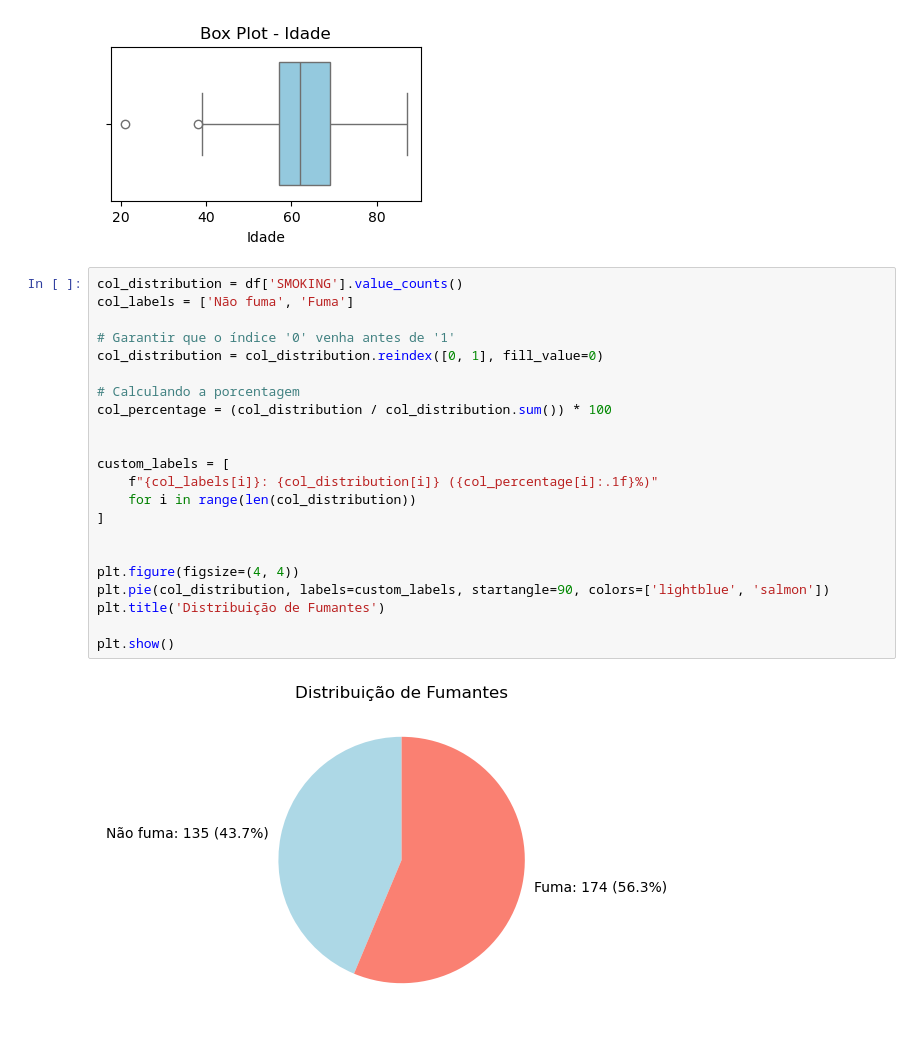
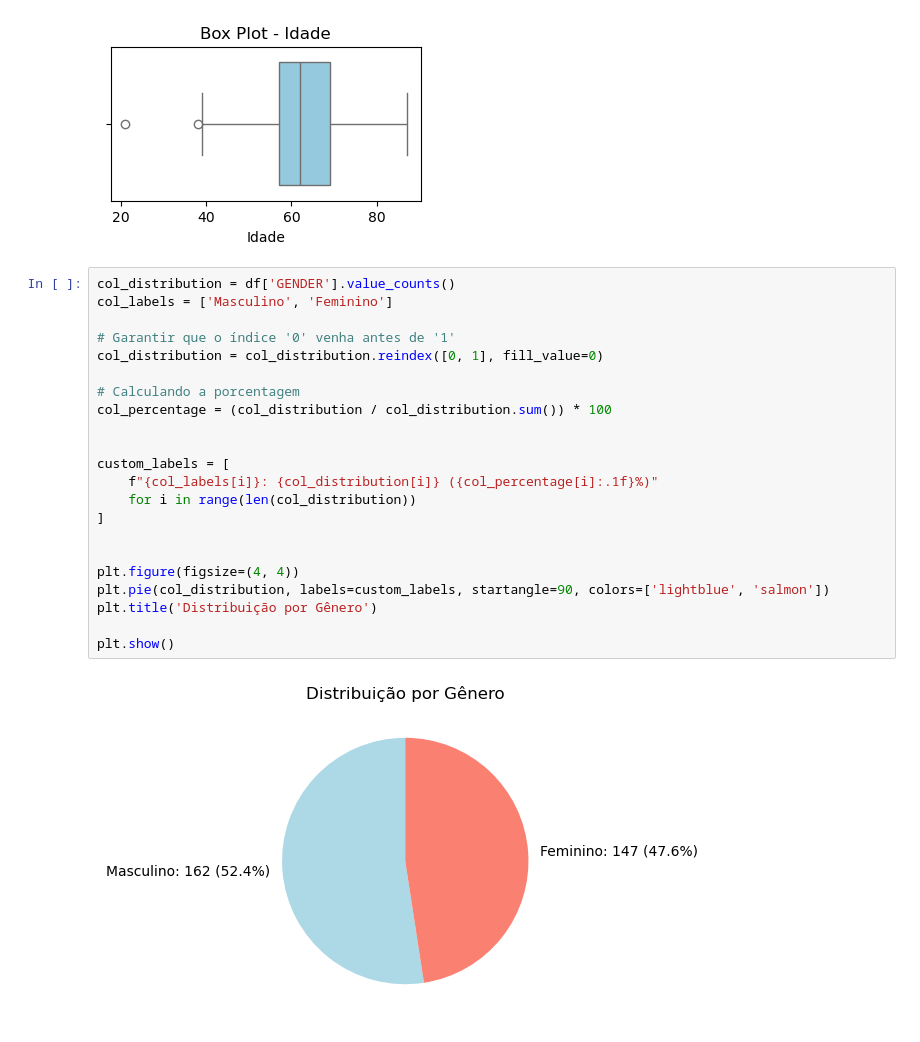
Before and after one commit to neocrz/lung_cancer_analysis, a Jupyter notebook: lung_cancer.ipynb, the cells around one changed output. Cells and saved outputs as stored; diff of their text form.

```diff
--- a/lung_cancer.ipynb
+++ b/lung_cancer.ipynb
@@ -60,26 +60,26 @@ plt.show()
 # %% [output]
 [figure]
 # %%
-col_distribution = df['SMOKING'].value_counts()
-col_labels = ['Não fuma', 'Fuma']
+col_distribution = df['GENDER'].value_counts()
+col_labels = ['Masculino', 'Feminino']
 
 # Garantir que o índice '0' venha antes de '1'
 col_distribution = col_distribution.reindex([0, 1], fill_value=0)
 
 # Calculando a porcentagem
 col_percentage = (col_distribution / col_distribution.sum()) * 100
 
 
 custom_labels = [
     f"{col_labels[i]}: {col_distribution[i]} ({col_percentage[i]:.1f}%)"
     for i in range(len(col_distribution))
 ]
 
 
 plt.figure(figsize=(4, 4))
 plt.pie(col_distribution, labels=custom_labels, startangle=90, colors=['lightblue', 'salmon'])
-plt.title('Distribuição de Fumantes')
+plt.title('Distribuição por Gênero')
 
 plt.show()
 # %% [output]
-[figure, old version]
+[figure, new version]
```
Also changed, not shown: parts of 2 cells of this notebook, 2 other files.
